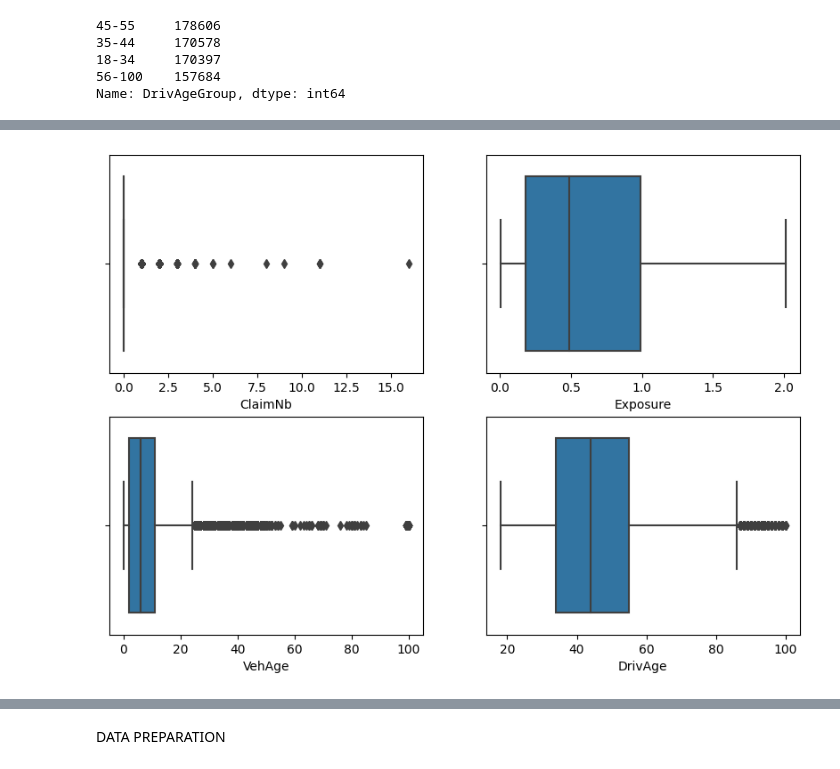
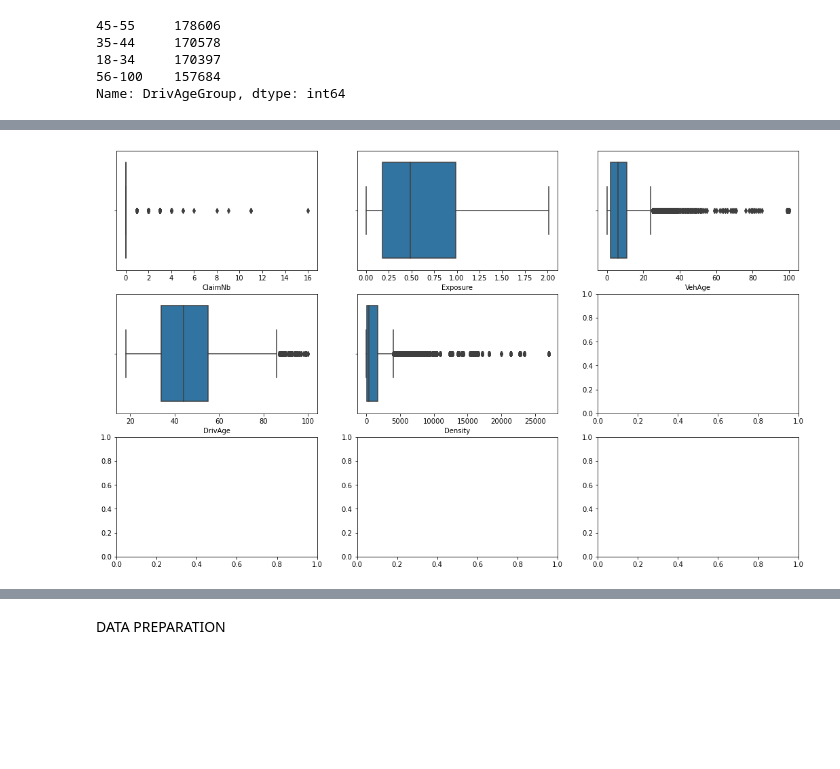
Before and after one commit to danielmoreirabiscai/projecto1, a Jupyter notebook: Project1.ipynb, the cells around one changed output, grey strips where cells are left out. Saved outputs shown, nothing was run; the diff lists cells and outputs as text; code cells hidden in the pictures; blank space fills up the shorter version.

```diff
--- a/Project1.ipynb
+++ b/Project1.ipynb
@@ -144,7 +144,7 @@ def to_categorical(df, cols):
         df[col] = df[col].astype('category')
     return df
 
-ds = to_categorical(ds, ['Area', 'VehPower', 'VehBrand', 'VehGas', 'Region'])
+ds = to_categorical(ds, ['Area', 'VehBrand','VehPower', 'VehGas', 'Region'])
 ds.describe(include='all').T
 ds.dtypes
 
@@ -225,7 +225,7 @@ plt.show()
 [figure]
 # %%
 # Do histograms select just  numeric variables
-ds = to_categorical(ds, ['Area', 'VehPower', 'VehBrand', 'VehGas', 'Region', 'BonusMalusGroup', 'DrivAgeGroup', 'BonusMalus'])
+ds = to_categorical(ds, ['Area', 'VehBrand', 'VehGas', 'Region', 'BonusMalusGroup', 'DrivAgeGroup'])
 ds.describe(include='all').T
 ds.dtypes
 
@@ -261,10 +261,10 @@ Name: DrivAgeGroup, dtype: int64
 # %%
 # Do one boxplots for each numeric variables to check for outliers
-fig, ax = plt.subplots(2, 2, figsize=(10, 7))
+fig, ax = plt.subplots(3, 3,  figsize=(18, 11))
 for var, subplot in zip(ds[numerical], ax.flatten()):
     sns.boxplot(x=ds[var], ax=subplot)
 # %% [output]
-[figure, old version]
+[figure, new version]
 # %%
 #Does the boxplots show any interesting patterns?
 corr = ds[['ClaimNb', 'Exposure', 'VehAge', 'DrivAgeGroup', 'BonusMalusGroup', 'Density']].corr()
```
Also changed, not shown: parts of 41 cells of this notebook.
